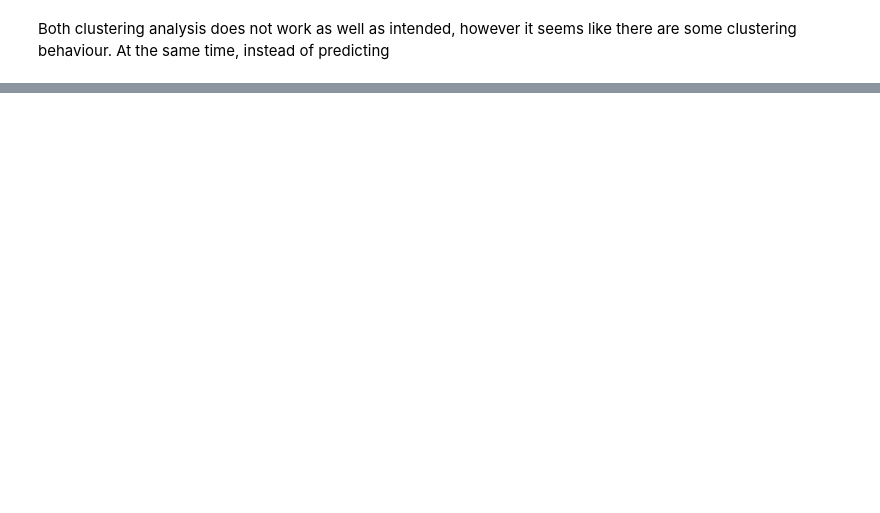
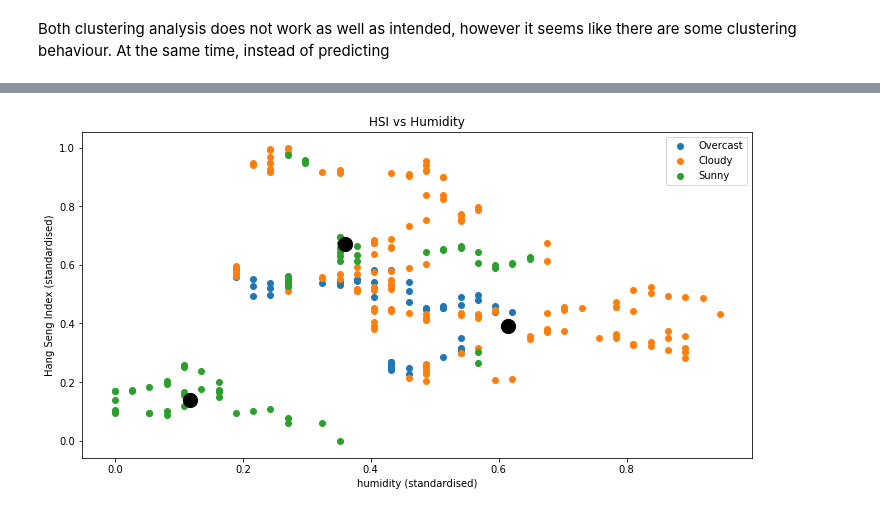
Before and after one commit to gornus/SIOT, a Jupyter notebook: data_analysis/data_analysis.ipynb, the cells around one changed output, grey strips where cells are left out. Cells and saved outputs as stored; diff of their text form; code cells hidden in the pictures; blank space fills up the shorter version.

```diff
--- a/data_analysis/data_analysis.ipynb
+++ b/data_analysis/data_analysis.ipynb
@@ -527,0 +520,23 @@ Warnings:
+# %%
+icons = merged['icon'].unique()
+
+icon_df = []
+for i in icons:
+    icon_df.append(merged[merged['icon']==i])
+# %%
+temp_kmean = cluster.KMeans(n_clusters=3)
+temp_kmean.fit(merged[['humidity_std', 'moving_average_std']])
+temp_kmean.cluster_centers_
+fig5 = plt.figure(figsize = (12,6))
+# plt.plot(merged['humidity_std'], y_predicted, 'r-')
+for i in icon_df:
+    plt.scatter(i['humidity_std'], i['moving_average_std'], label = i.iloc[0]['icon'])
+for i in range(temp_kmean.cluster_centers_.shape[0]):
+    plt.scatter(temp_kmean.cluster_centers_[i][0],temp_kmean.cluster_centers_[i][1], s=200, c='k')
+plt.xlabel('humidity (standardised)')
+plt.ylabel('Hang Seng Index (standardised)')
+plt.title('HSI vs Humidity')
+plt.legend()
+plt.show()
+# %% [output]
+[figure, added]
```
Also changed, not shown: parts of 17 cells of this notebook, 1 other file.
